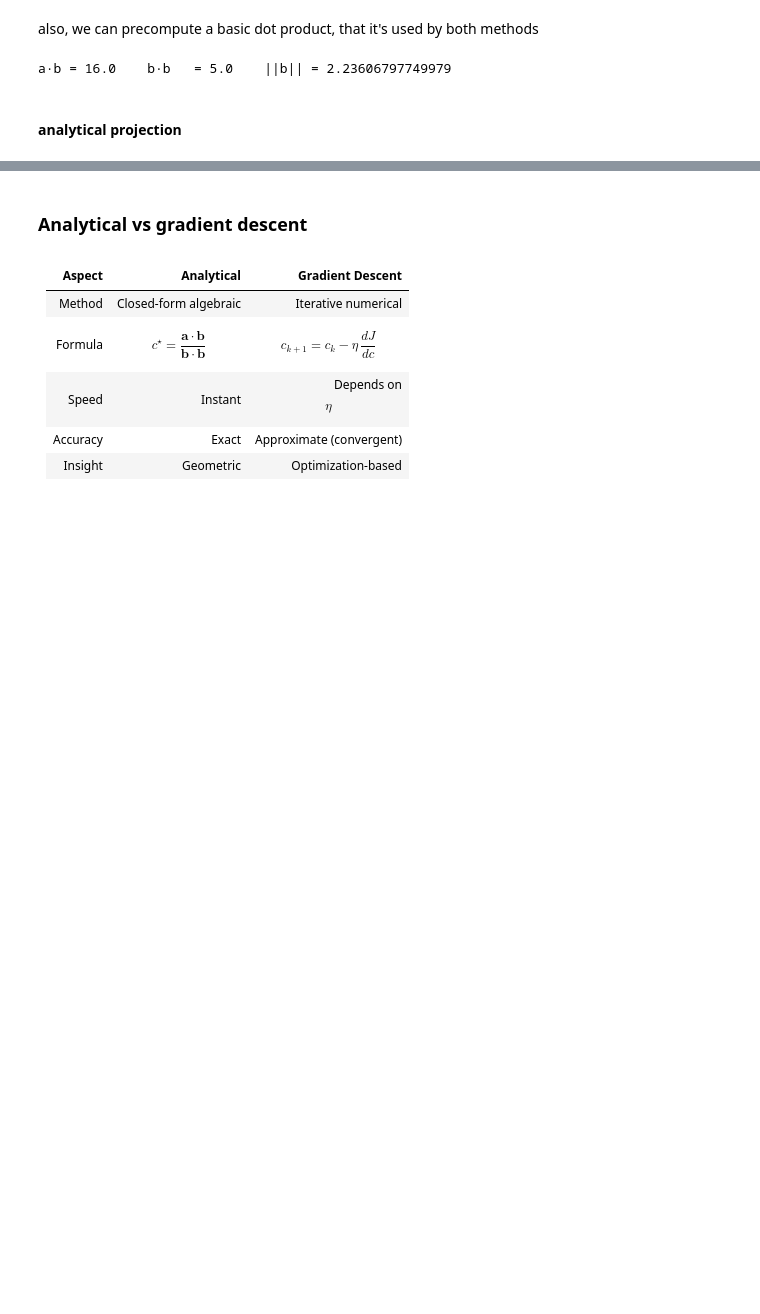
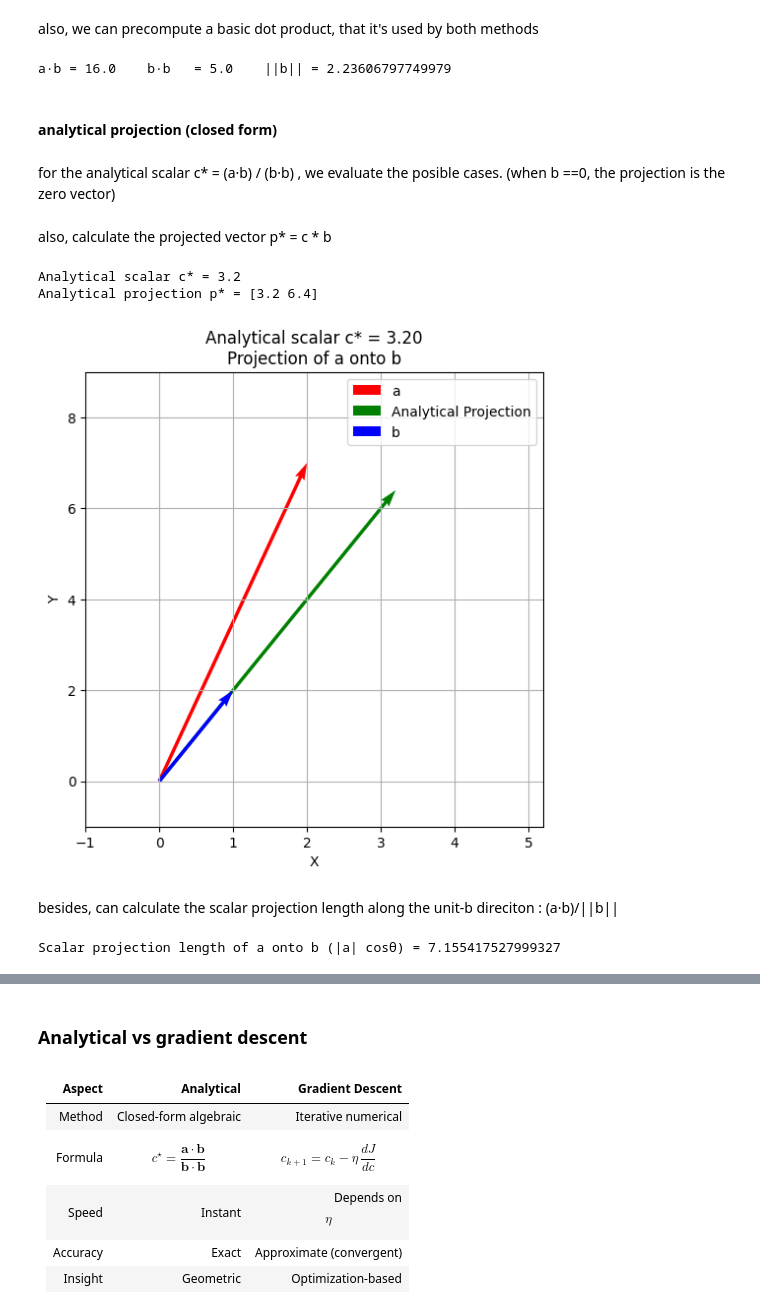
Before and after one commit to Macreat/MLT-LR, a Jupyter notebook: PYDevEnv/devContent/tasks/2cndTask/2cndTask.ipynb, the cells around one changed output, grey strips where cells are left out. Drawn from its saved outputs; the diff is of its cells as text; code cells hidden in the pictures; blank space fills up the shorter version.

Commit message:
visualizing projections on 2D space

```diff
--- a/PYDevEnv/devContent/tasks/2cndTask/2cndTask.ipynb
+++ b/PYDevEnv/devContent/tasks/2cndTask/2cndTask.ipynb
@@ -229,4 +226,43 @@ print("a·b =", dot_ab, "   b·b   =", dot_bb, "   ||b|| =", norm_b)
 # %% [output]
 a·b = 16.0    b·b   = 5.0    ||b|| = 2.23606797749979
 # %% [markdown]
-#### analytical projection
+#### analytical projection  (closed form)
+# %% [markdown]
+for the analytical scalar c* =  (a·b) / (b·b) , we evaluate the posible cases. (when b ==0, the projection is the zero vector)
+# %%
+if dot_bb == 0.0:
+    c_star = 0.0
+else:
+    c_star = dot_ab / dot_bb
+# %% [markdown]
+also, calculate the projected vector p* = c * b
+# %%
+analyticalProjection = c_star * b
+# then print, the output
+print("Analytical scalar c* =", c_star)
+print("Analytical projection p* =", analyticalProjection)
+# %% [output]
+Analytical scalar c* = 3.2
+Analytical projection p* = [3.2 6.4]
+# %%
+plt.figure(figsize=(6,6))
+plt.quiver(0, 0, a[0], a[1], angles='xy', scale_units='xy', scale=1, color='r', label='a')
+plt.quiver(0, 0, analyticalProjection[0], analyticalProjection[1], angles='xy', scale_units='xy', scale=1, color='g', label='Analytical Projection')
+plt.quiver(0, 0, b[0], b[1], angles='xy', scale_units='xy', scale=1, color='b', label='b')
+plt.xlim(-1, max(a[0], analyticalProjection[0], b[0]) + 2)
+plt.ylim(-1, max(a[1], analyticalProjection[1], b[1]) + 2)
+plt.grid(True)
+plt.xlabel('X')
+plt.ylabel('Y')
+plt.legend()
+plt.title(f'Analytical scalar c* = {c_star:.2f}\nProjection of a onto b')
+plt.show()
+# %% [output]
+[figure, added]
+# %% [markdown]
+besides, can calculate the scalar projection length along the unit-b direciton :  (a·b)/||b||
+# %%
+scalar_length_along_b = 0.0 if norm_b == 0.0 else dot_ab / norm_b
+print("Scalar projection length of a onto b (|a| cosθ) =", scalar_length_along_b)
+# %% [output]
+Scalar projection length of a onto b (|a| cosθ) = 7.155417527999327
```
Also changed, not shown: parts of 3 cells of this notebook.
